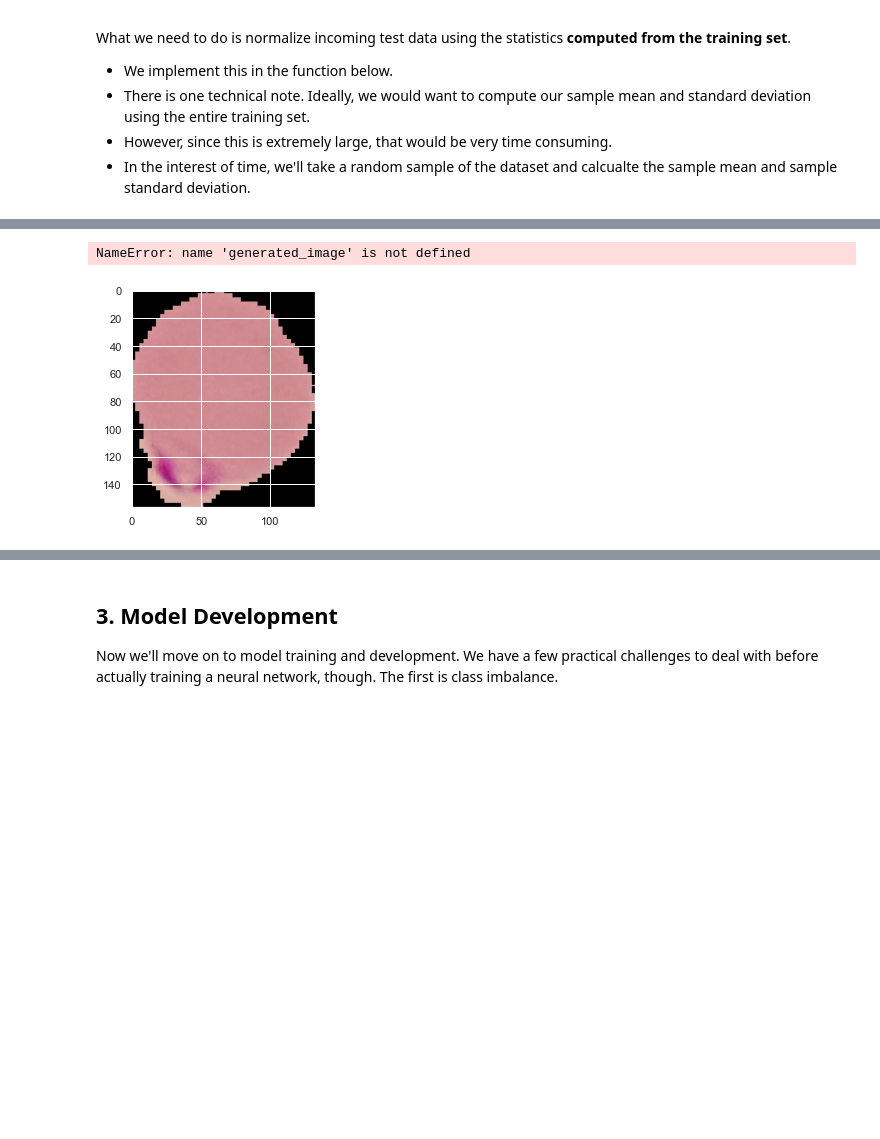
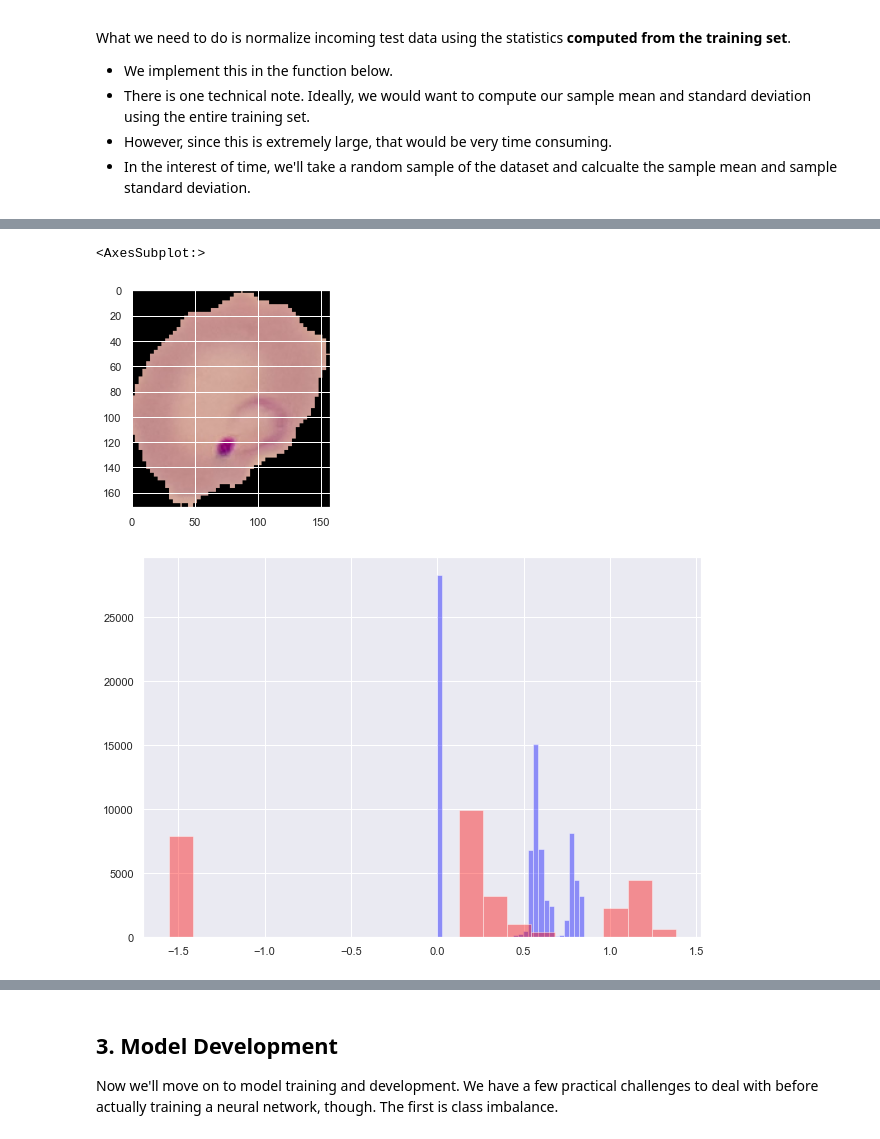
Before and after one commit to dontknowDS/Malaria-Cell-Classification, a Jupyter notebook: Malaria Classification.ipynb, the cells around one changed output, grey strips where cells are left out. Cells and saved outputs as stored; diff of their text form; code cells hidden in the pictures; blank space fills up the shorter version.

```diff
--- a/Malaria Classification.ipynb
+++ b/Malaria Classification.ipynb
@@ -70,8 +70,8 @@ Let's open these files using the [pandas](https://pandas.pydata.org/) library
 # %%
 # assign directory
 
-directory = r'C:\Users\falke\OneDrive\Desktop\bib\Coursera\cell_images'
-gesamt_directory = r'C:\Users\falke\OneDrive\Desktop\bib\Coursera\cell_images\Gesamt'
+directory = r'C:\Users\PatrickFalke\OneDrive - DataSpark GmbH & Co. KG\Desktop\bib\DataSpark\Personal\Projects\Malaria'
+gesamt_directory = r'C:\Users\PatrickFalke\OneDrive - DataSpark GmbH & Co. KG\Desktop\bib\DataSpark\Personal\Projects\Malaria\Gesamt'
 df_uninfected = []
 
 # iterate over files in
@@ -121,9 +119,10 @@ def get_list_nr_of_splits(size, train_split=0.7, valid_split=0.2, test_split=0.1
 # %%
 def train_test_valid_split(df, features, label, list_of_splits, test_positive_ratio=0.5):
     '''
-    This function yields the training, validation and test dataframes. In case of insufficient
+    This function yields the training, validation and test label dataframes. In case of insufficient
     positive data for the targeted ratio of positive data in the test and validation dataframes
     the function prints a message and returns None.
+
     Args:
     df:                    (pd.dataframe), Number of total data
     features:              (str),          name of the feature cols
@@ -154,6 +153,7 @@ def train_test_valid_split(df, features, label, list_of_splits, test_positive_ra
     valid_pos_df = df[df[label]==1].sample(nr_pos_valid_data)
     valid_neg_df = df[df[label]==0].sample(list_of_splits[1]-nr_pos_valid_data)
     valid_df = pd.concat([valid_neg_df, valid_pos_df], axis=0)
+
     df = df.drop(valid_df.index)
 
     # create training_df
@@ -162,8 +162,8 @@ def train_test_valid_split(df, features, label, list_of_splits, test_positive_ra
     return test_df, valid_df, train_df
 # %%
 #get_list_nr_of_splits(df.size)
-test_list= get_list_nr_of_splits(df.shape[0])
-test_df, valid_df, train_df=train_test_valid_split(df, 'filename', 'malaria', test_list)
+split_list= get_list_nr_of_splits(df.shape[0])
+test_df, valid_df, train_df=train_test_valid_split(df, 'filename', 'malaria', split_list)
 # %% [markdown]
 <a name='2-3'></a>
 ### 2.3 Preparing Images
@@ -187,7 +200,7 @@ def get_train_generator(df, image_dir, x_col, y_cols, shuffle=True, batch_size=8
     statistics.
 
     Args:
-      train_df (dataframe): dataframe specifying training data.
+      df (dataframe): dataframe specifying training data.
       image_dir (str): directory where image files are held.
       x_col (str): name of column in df that holds filenames.
       y_cols (list): list of strings that hold y labels for images.
@@ -214,7 +227,7 @@ def get_train_generator(df, image_dir, x_col, y_cols, shuffle=True, batch_size=8
             y_col=y_cols,
             class_mode="raw",
             batch_size=batch_size,
-            shuffle=shuffle,
+            shuffle=True,
             seed=seed,
             target_size=(target_w,target_h))
 
@@ -368,28 +390,31 @@ train_generator.__getitem__(7)
 # %%
 sample_img = df.iloc[15000].filename
 raw_image = plt.imread(os.path.join(gesamt_directory, sample_img))
 plt.imshow(raw_image)
 plt.show
-generated_image[0] = train_generator.__getitem__(7)
+generated_image = train_generator.__getitem__(7)[0]
 
 
 sns.set()
 plt.figure(figsize=(10, 7))
 
 # Plot histogram for original iamge
 sns.distplot(raw_image.ravel(),
              label=f'Original Image: mean {np.mean(raw_image):.4f} - Standard Deviation {np.std(raw_image):.4f} \n '
              f'Min pixel value {np.min(raw_image):.4} - Max pixel value {np.max(raw_image):.4}',
              color='blue',
              kde=False)
 
 
 # Plot histogram for generated image
 sns.distplot(generated_image[0].ravel(),
              label=f'Generated Image: mean {np.mean(generated_image[0]):.4f} - Standard Deviation {np.std(generated_image[0]):.4f} \n'
              f'Min pixel value {np.min(generated_image[0]):.4} - Max pixel value {np.max(generated_image[0]):.4}',
              color='red',
              kde=False)
+
+#@Denis & Patrick: dieAnzahl der Pixel ist ungleich, weil naja die pixel jetzt nurnoch 100x100 sind ihr idioten
 # %% [output]
-NameError: name 'generated_image' is not defined
+<AxesSubplot:>
-[figure, old version]
+[figure, new version]
+[figure, added]
```
Also changed, not shown: parts of 26 cells of this notebook.
